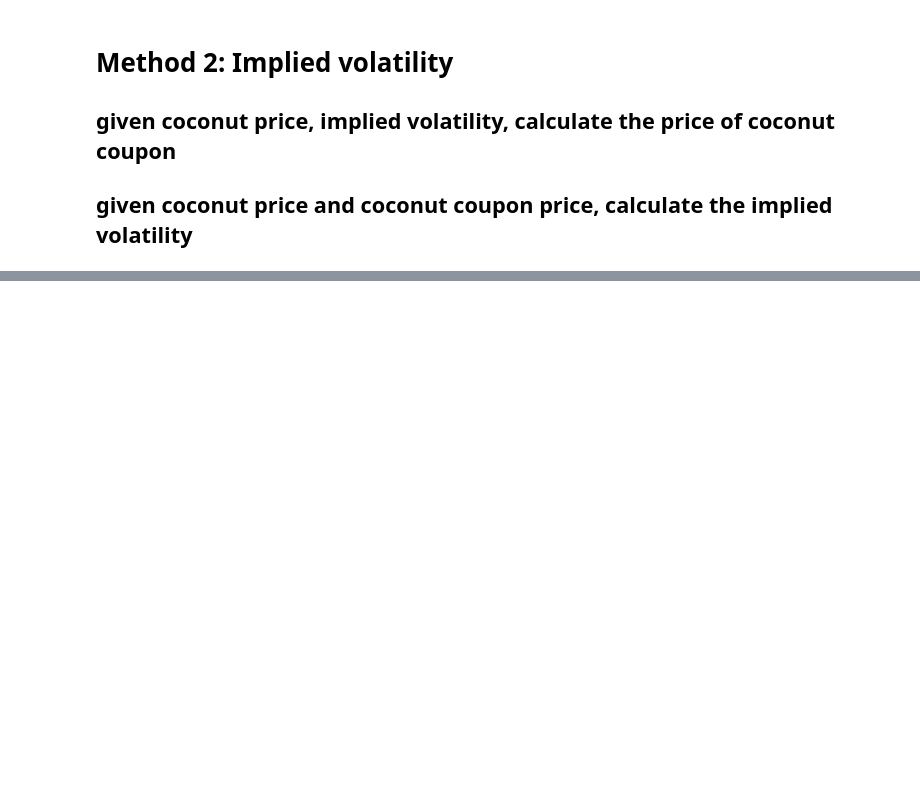
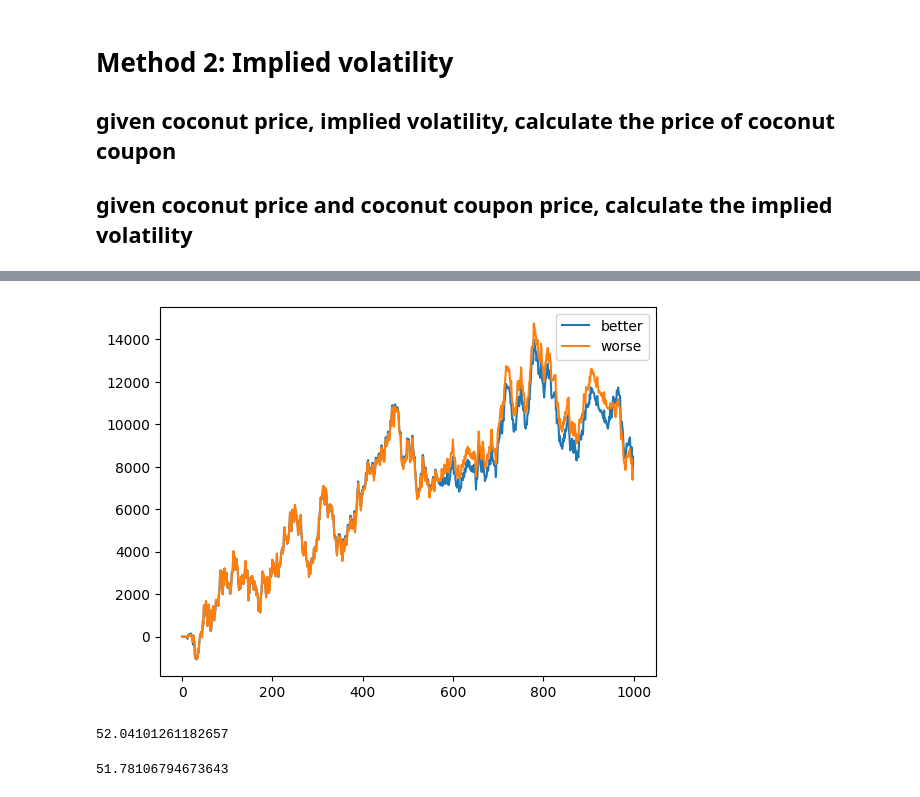
Before and after one commit to kaiwenShen/imc_prosperity_2024, a Jupyter notebook: round4_playground.ipynb, the cells around one changed output, grey strips where cells are left out. Saved outputs shown, nothing was run; the diff lists cells and outputs as text; code cells hidden in the pictures; blank space fills up the shorter version.

```diff
--- a/round4_playground.ipynb
+++ b/round4_playground.ipynb
@@ -346,0 +349,4 @@ spread.rolling(100).std().plot()
+# %%
+better = pd.read_csv('src/round4/better.csv',sep=';',index_col=0)
+# %%
+worse = pd.read_csv('src/round4/worse.csv',sep=';',index_col=0)
@@ -346,0 +387,7 @@ spread.rolling(100).std().plot()
+# %%
+plt.plot(better[better['product']=='COCONUT']['profit_and_loss'].reset_index(drop=True),label='better')
+plt.plot(worse[worse['product']=='COCONUT']['profit_and_loss'].reset_index(drop=True),label='worse')
+plt.legend()
+plt.show()
+# %% [output]
+[figure, added]
@@ -346,0 +399,8 @@ spread.rolling(100).std().plot()
+# %%
+zen_metric(better[better['product']=='COCONUT'])
+# %% [output]
+52.04101261182657
+# %%
+zen_metric(worse[worse['product']=='COCONUT'])
+# %% [output]
+51.78106794673643
```
Also changed, not shown: parts of 5 cells of this notebook, 1 other file.
